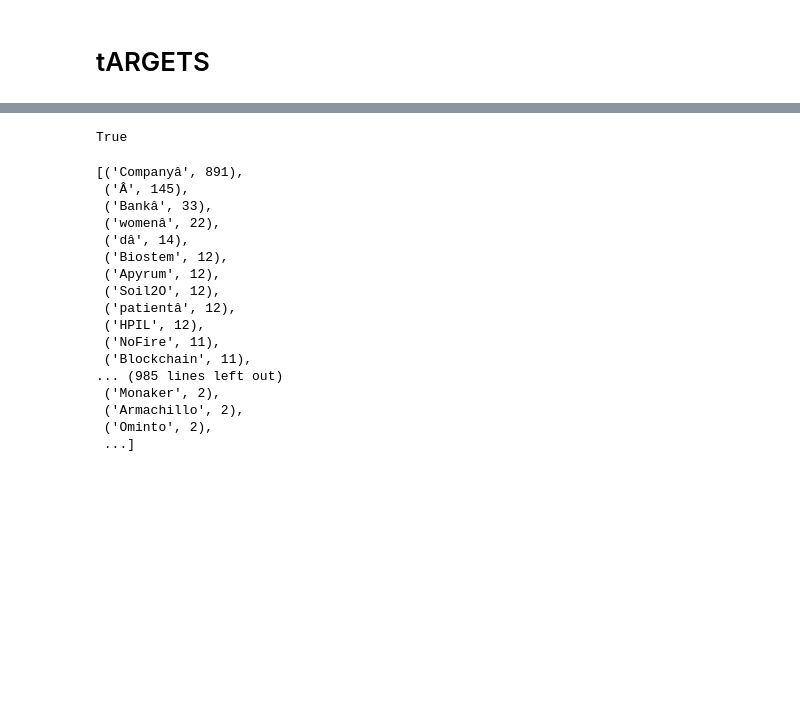
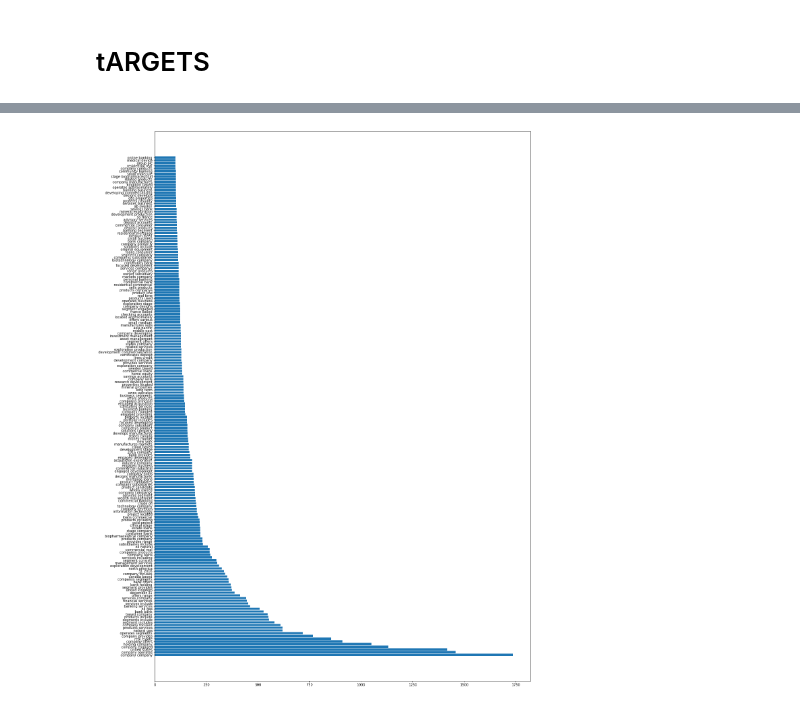
Before and after one commit to AmbiTyga/73String, a Jupyter notebook: 73String.ipynb, the cells around one changed output, grey strips where cells are left out. Saved outputs shown, nothing was run; the diff lists cells and outputs as text; code cells hidden in the pictures; blank space fills up the shorter version.

```diff
--- a/73String.ipynb
+++ b/73String.ipynb
@@ -161,4 +120,0 @@ ord("'")
-# %%
-%%time
-text = "Syn)ide"
-print(''.join([i if ord(i) < 128 else ' ' for i in text]))
@@ -171,6 +123,8 @@ Wall time: 616 µs
 #@markdown - load_embed(filepath): returns embedding matrix
 #@markdown - build_vocab(pd.Series): Returns a vocab from input
 #@markdown - check_coverage(vocab, embedding_index): Compares text in dataset with text in embeddings
+
+
 ## loads embedding vectors
 def load_embed(file):
     def get_coefs(word,*arr):
@@ -184,8 +138,14 @@ def load_embed(file):
     return embeddings_index
 
 def get_words(sentence):
-  sentence = re.sub(r'\W+',' ',sentence).split()
-  return sentence
+  sentence = re.sub(r'(â€™s)',"'",sentence,flags = re.I)
+  sentence = re.sub(r'Â',"",sentence,flags = re.I)
+  sentence = re.sub(r'\%'," percent",sentence,flags = re.I)
+
+  sentence = re.sub(r'-'," ",sentence,flags = re.I)
+  sentence = re.sub('[,\.!?\'\:\(\);]','',sentence)
+  sentence = re.sub('\s+'," ",sentence)
+  return sentence.split()
 
 # Build vocab from dataset
 def build_vocab(texts):
@@ -219,4 +179,17 @@ def check_coverage(vocab, embeddings_index):
     unknown_words = sorted(unknown_words.items(), key=operator.itemgetter(1))[::-1]
 
     return unknown_words
+
+def ngrams_top(corpus,ngram_range,n=None):
+    """
+    List the top n words in a vocabulary according to occurrence in a text corpus.
+    """
+    vec = CountVectorizer(stop_words = 'english',ngram_range=ngram_range).fit(corpus)
+    bag_of_words = vec.transform(corpus)
+    sum_words = bag_of_words.sum(axis=0)
+    words_freq = [(word, sum_words[0, idx]) for word, idx in vec.vocabulary_.items()]
+    words_freq =sorted(words_freq, key = lambda x: x[1], reverse=True)
+    total_list=words_freq[:n]
+    df=pd.DataFrame(total_list,columns=['text','count'])
+    return df
 # %%
@@ -236,24 +204,12 @@ glove
-# %%
-"Inc" in glove
-# %% [output]
-True
-# %%
-oov_glove
-# %% [output]
-[('Companyâ', 891),
- ('Â', 145),
- ('Bankâ', 33),
- ('womenâ', 22),
- ('dâ', 14),
- ('Biostem', 12),
- ('Apyrum', 12),
- ('Soil2O', 12),
- ('patientâ', 12),
- ('HPIL', 12),
- ('NoFire', 11),
- ('Blockchain', 11),
-... (985 lines left out)
- ('Monaker', 2),
- ('Armachillo', 2),
- ('Ominto', 2),
- ...]
+# %%
+data['Company Name'] = data['Company Name'].apply(lambda x:" ".join(get_words(x)))
+data['Business Description'] = data['Business Description'].apply(lambda x:" ".join(get_words(x)))
+# %%
+ngram2=ngrams_top(data['Business Description'],ngram_range=(2,2))
+# %%
+ngram2_100=ngram2.query('count>100')
+plt.figure(figsize=(20,30))
+plt.barh(ngram2_100['text'].values,ngram2_100['count'].values)
+plt.show()
+# %% [output]
+[figure, added]
```
Also changed, not shown: parts of 16 cells of this notebook.
